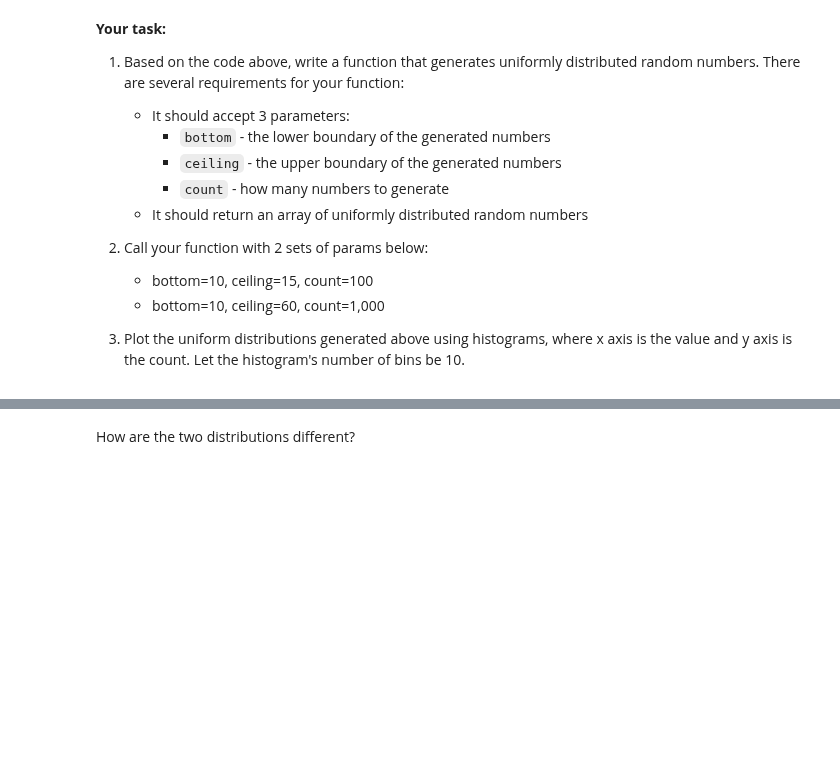
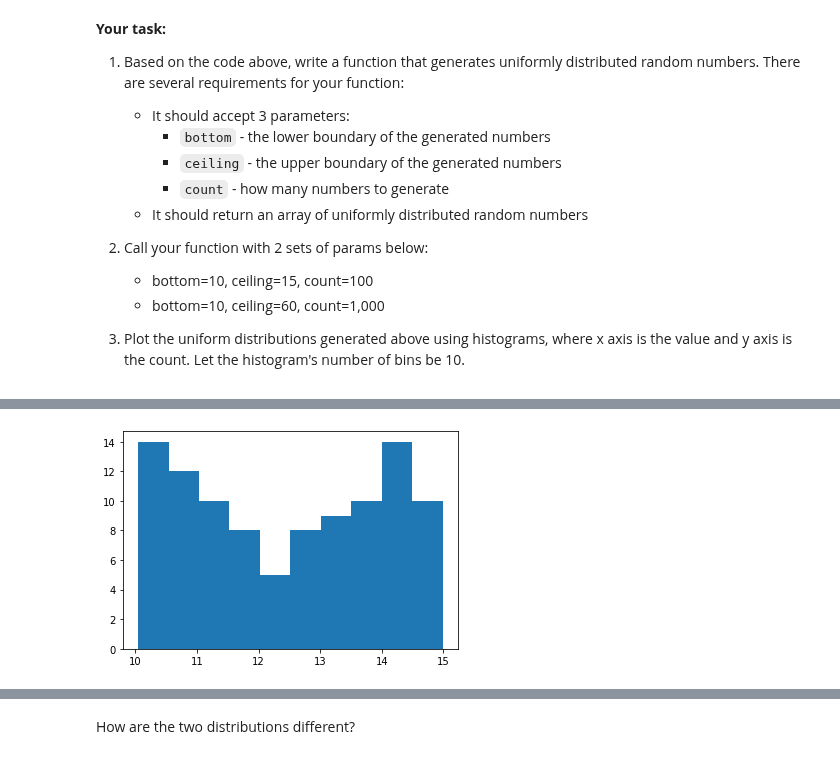
Before and after one commit to ta-datapt-bcn/lab-cont-probability-distribution, a Jupyter notebook: your_code/main.ipynb, the cells around one changed output, grey strips where cells are left out. Drawn from its saved outputs; the diff is of its cells as text; code cells hidden in the pictures; blank space fills up the shorter version.

```diff
--- a/your_code/main.ipynb
+++ b/your_code/main.ipynb
@@ -45,0 +50,5 @@ print(randoms)
+# %%
+def unif(bottom,ceiling,count):
+    x = uniform.rvs(size=count)
+    randoms  = bottom + (ceiling-bottom)*x
+    return randoms
@@ -45,0 +78,4 @@ print(randoms)
+# %%
+_ = plt.hist(unif(10,15,100), bins=10)
+# %% [output]
+[figure, added]
```
Also changed, not shown: parts of 26 cells of this notebook, 3 other files.
